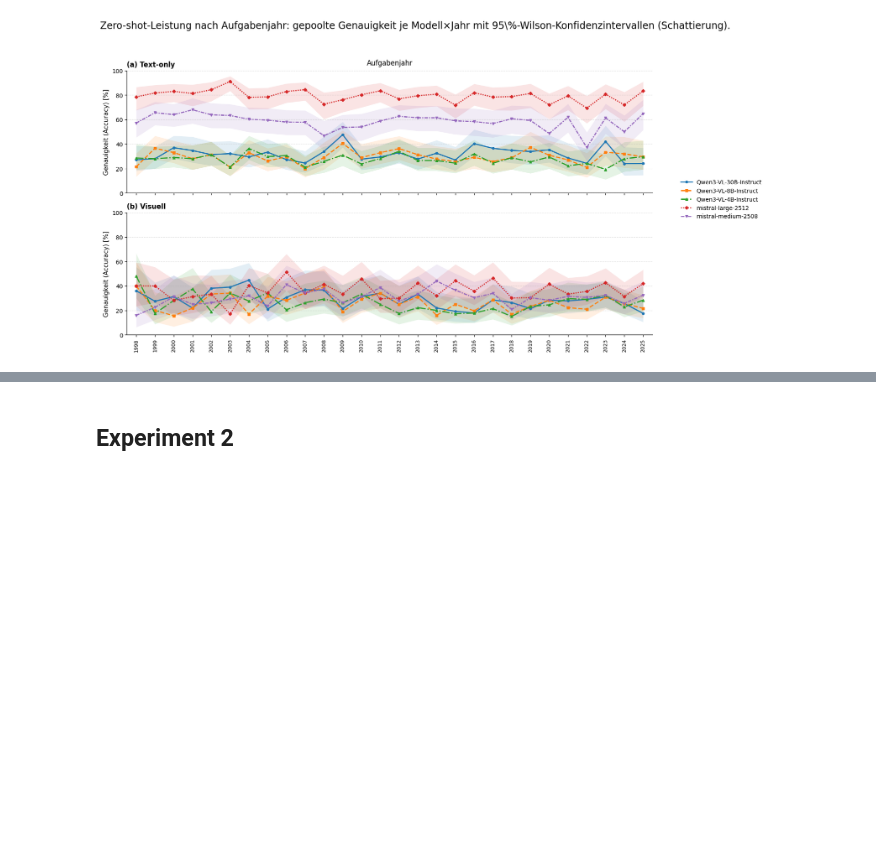
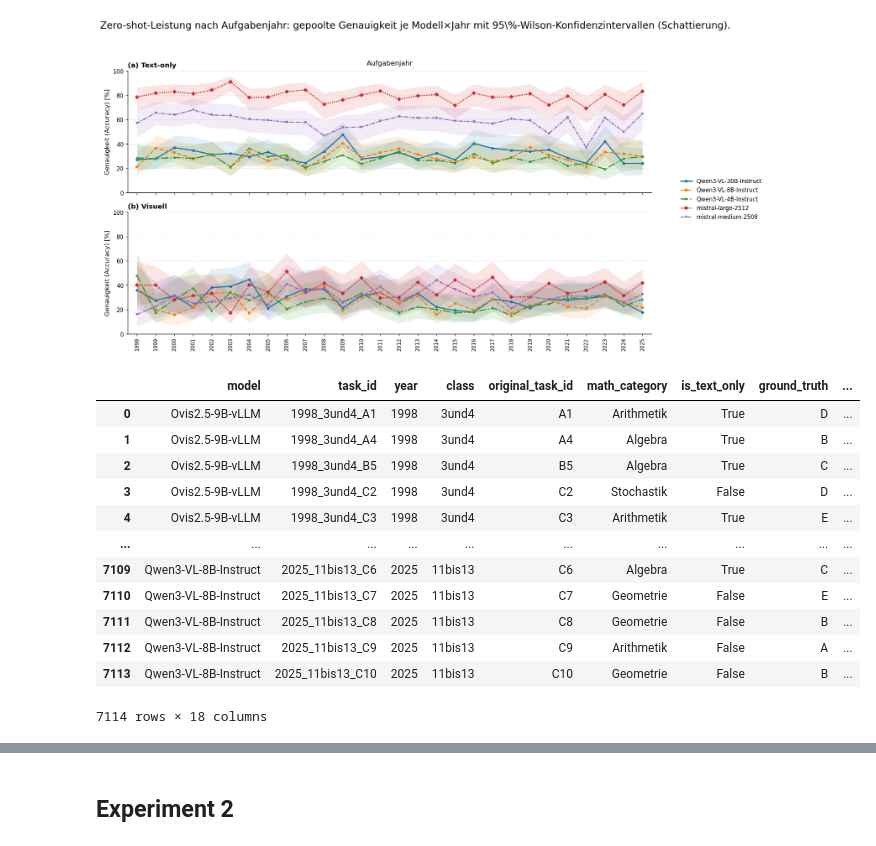
Before and after one commit to hugson-d/studienarbeit_vlm_dfki, a Jupyter notebook: eval_results.ipynb, the cells around one changed output, grey strips where cells are left out. Saved outputs shown, nothing was run; the diff lists cells and outputs as text; code cells hidden in the pictures; blank space fills up the shorter version.

```diff
--- a/eval_results.ipynb
+++ b/eval_results.ipynb
@@ -50,4 +50,4 @@ if 'model' not in df.columns:
 
 df_new = df[df["model"].isin(liste)].copy()
 # optional: reset index
-# df_new.reset_index(drop=True, inplace=True)
+df_new.reset_index(drop=True, inplace=True)
@@ -759,3 +759,21 @@ plt.tight_layout(rect=[0.03, 0.06, 0.86, 0.95])
 plt.show()
 # %% [output]
 [figure]
+# %%
+df_new['difficulty'] = df_new['task_id'].apply(lambda x: str(x).split('_')[-1][0].upper())
+# %%
+df_new
+# %% [output]
+|  | model | task_id | year | class | original_task_id | math_category | is_text_only | ground_truth | ... |
+| 0 | Ovis2.5-9B-vLLM | 1998_3und4_A1 | 1998 | 3und4 | A1 | Arithmetik | True | D | ... |
+| 1 | Ovis2.5-9B-vLLM | 1998_3und4_A4 | 1998 | 3und4 | A4 | Algebra | True | B | ... |
+| 2 | Ovis2.5-9B-vLLM | 1998_3und4_B5 | 1998 | 3und4 | B5 | Algebra | True | C | ... |
+| 3 | Ovis2.5-9B-vLLM | 1998_3und4_C2 | 1998 | 3und4 | C2 | Stochastik | False | D | ... |
+| 4 | Ovis2.5-9B-vLLM | 1998_3und4_C3 | 1998 | 3und4 | C3 | Arithmetik | True | E | ... |
+| ... | ... | ... | ... | ... | ... | ... | ... | ... | ... |
+| 7109 | Qwen3-VL-8B-Instruct | 2025_11bis13_C6 | 2025 | 11bis13 | C6 | Algebra | True | C | ... |
+| 7110 | Qwen3-VL-8B-Instruct | 2025_11bis13_C7 | 2025 | 11bis13 | C7 | Geometrie | False | E | ... |
+| 7111 | Qwen3-VL-8B-Instruct | 2025_11bis13_C8 | 2025 | 11bis13 | C8 | Geometrie | False | B | ... |
+| 7112 | Qwen3-VL-8B-Instruct | 2025_11bis13_C9 | 2025 | 11bis13 | C9 | Arithmetik | False | A | ... |
+| 7113 | Qwen3-VL-8B-Instruct | 2025_11bis13_C10 | 2025 | 11bis13 | C10 | Geometrie | False | B | ... |
+7114 rows × 18 columns
```
Also changed, not shown: parts of 8 cells of this notebook, 9 other files.
